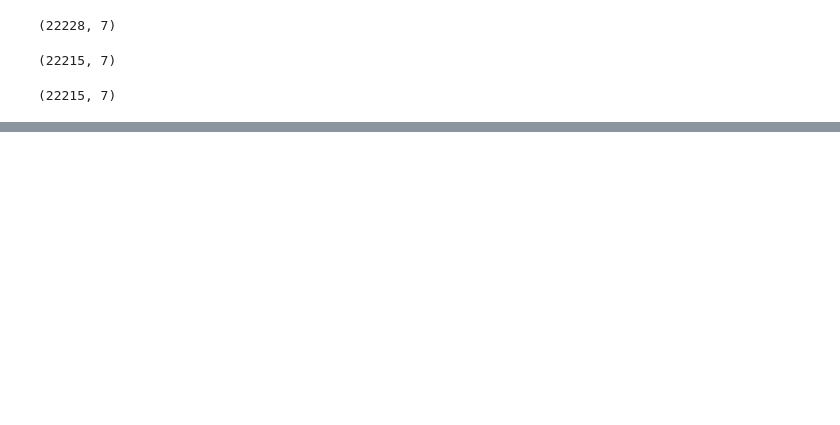
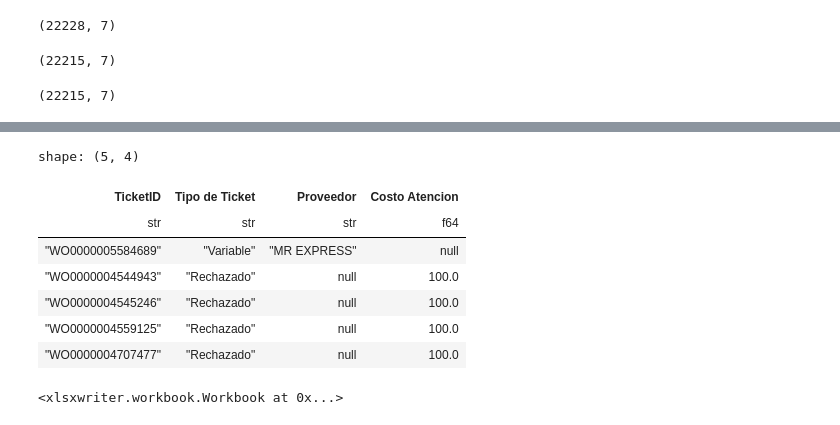
Before and after one commit to carlitossanchez29/Python-for-ETL-E1, a Jupyter notebook: procesoetl.ipynb, the cells around one changed output, grey strips where cells are left out. Cells and saved outputs as stored; diff of their text form; code cells hidden in the pictures; blank space fills up the shorter version.

```diff
--- a/procesoetl.ipynb
+++ b/procesoetl.ipynb
@@ -183,0 +279,21 @@ shape: (5, 12)
+# %%
+def texto_a_decimals(valor):
+    try:
+        return round(float(valor),2)
+    except:
+        return None
+# %%
+Atenciones=Atenciones.with_columns(
+pl.col('Costo Atencion').map_elements(texto_a_decimals).alias('Costo Atencion')
+
+)
+Atenciones.head()
+# %% [output]
+shape: (5, 4)
+| TicketID | Tipo de Ticket | Proveedor | Costo Atencion |
+| str | str | str | f64 |
+| "WO0000005584689" | "Variable" | "MR EXPRESS" | null |
+| "WO0000004544943" | "Rechazado" | null | 100.0 |
+| "WO0000004545246" | "Rechazado" | null | 100.0 |
+| "WO0000004559125" | "Rechazado" | null | 100.0 |
+| "WO0000004707477" | "Rechazado" | null | 100.0 |
@@ -183,0 +319,12 @@ shape: (5, 12)
+# %%
+
+Atenciones.write_excel(
+    workbook='Consolidado.xlsx',
+    worksheet='Atenciones',
+    table_style='Table Style Light 16',
+    dtype_formats= {pl.Date:"dd/mm/yyyy"},
+    float_precision= 2,
+    autofit=True
+)
+# %% [output]
+<xlsxwriter.workbook.Workbook at 0x...>
```
Also changed, not shown: parts of 6 cells of this notebook.
